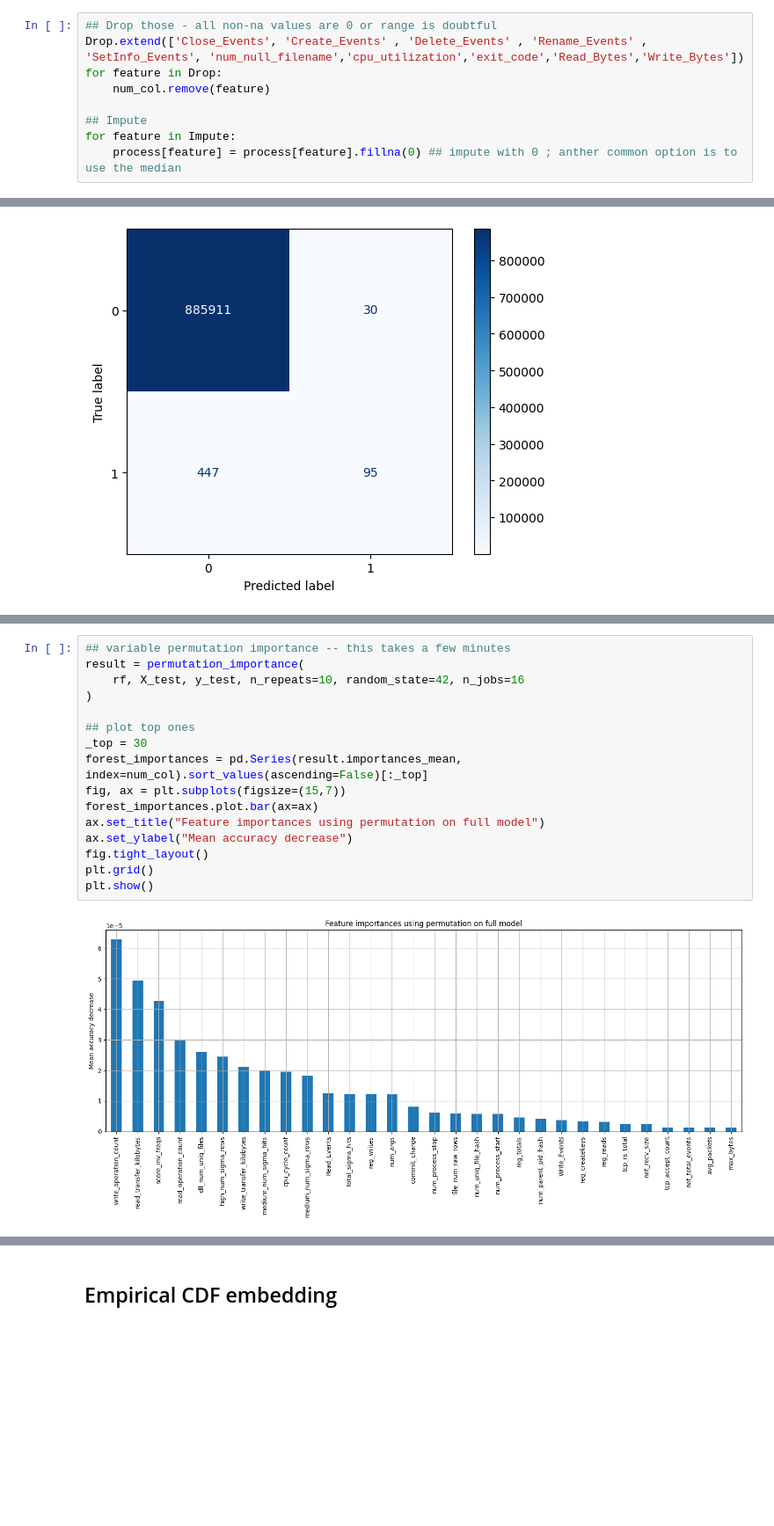
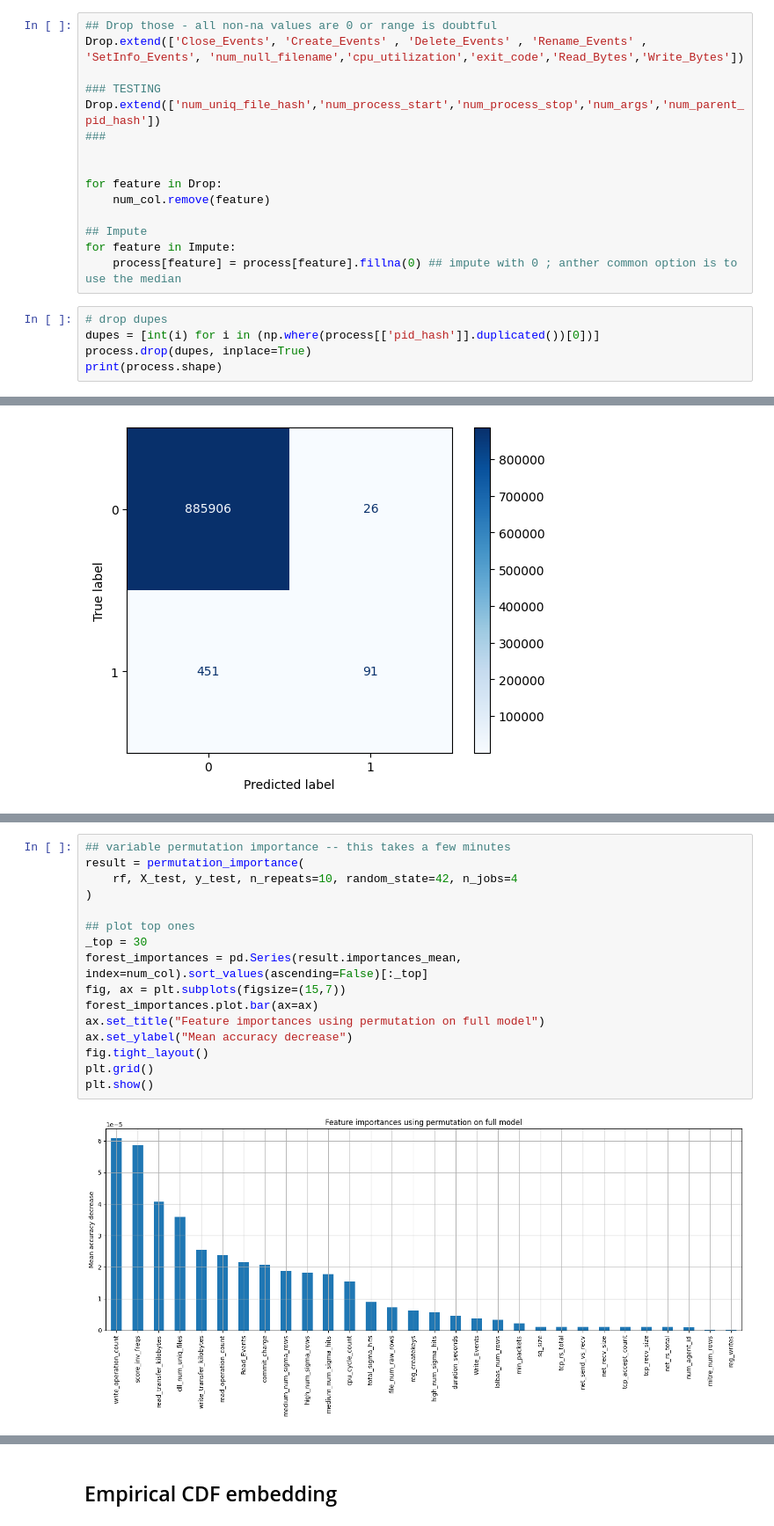
Before and after one commit to llnl/Wintap-Analytics, a Jupyter notebook: 2025-acme4-explore/process_embedding.ipynb, the cells around one changed output, grey strips where cells are left out. Shown at 88% size. Cells and saved outputs as stored; diff of their text form; blank space fills up the shorter version.

```diff
--- a/2025-acme4-explore/process_embedding.ipynb
+++ b/2025-acme4-explore/process_embedding.ipynb
@@ -149,9 +151,20 @@ exit_code -2147483645 1879048193 259206
 # %%
 ## Drop those - all non-na values are 0 or range is doubtful
 Drop.extend(['Close_Events', 'Create_Events' , 'Delete_Events' , 'Rename_Events' , 'SetInfo_Events', 'num_null_filename','cpu_utilization','exit_code','Read_Bytes','Write_Bytes'])
+
+### TESTING
+Drop.extend(['num_uniq_file_hash','num_process_start','num_process_stop','num_args','num_parent_pid_hash'])
+###
+
+
 for feature in Drop:
     num_col.remove(feature)
 
 ## Impute
 for feature in Impute:
     process[feature] = process[feature].fillna(0) ## impute with 0 ; anther common option is to use the median
+# %%
+# drop dupes
+dupes = [int(i) for i in (np.where(process[['pid_hash']].duplicated())[0])]
+process.drop(dupes, inplace=True)
+print(process.shape)
@@ -215,18 +226,18 @@ AUC:, 0.9906867741365549
 # %%
 ## variable permutation importance -- this takes a few minutes
 result = permutation_importance(
-    rf, X_test, y_test, n_repeats=10, random_state=42, n_jobs=16
+    rf, X_test, y_test, n_repeats=10, random_state=42, n_jobs=4
 )
 
 ## plot top ones
 _top = 30
 forest_importances = pd.Series(result.importances_mean, index=num_col).sort_values(ascending=False)[:_top]
 fig, ax = plt.subplots(figsize=(15,7))
 forest_importances.plot.bar(ax=ax)
 ax.set_title("Feature importances using permutation on full model")
 ax.set_ylabel("Mean accuracy decrease")
 fig.tight_layout()
 plt.grid()
 plt.show()
 # %% [output]
-[figure, old version]
+[figure, new version]
```
Also changed, not shown: parts of 29 cells of this notebook, 5 other files.
